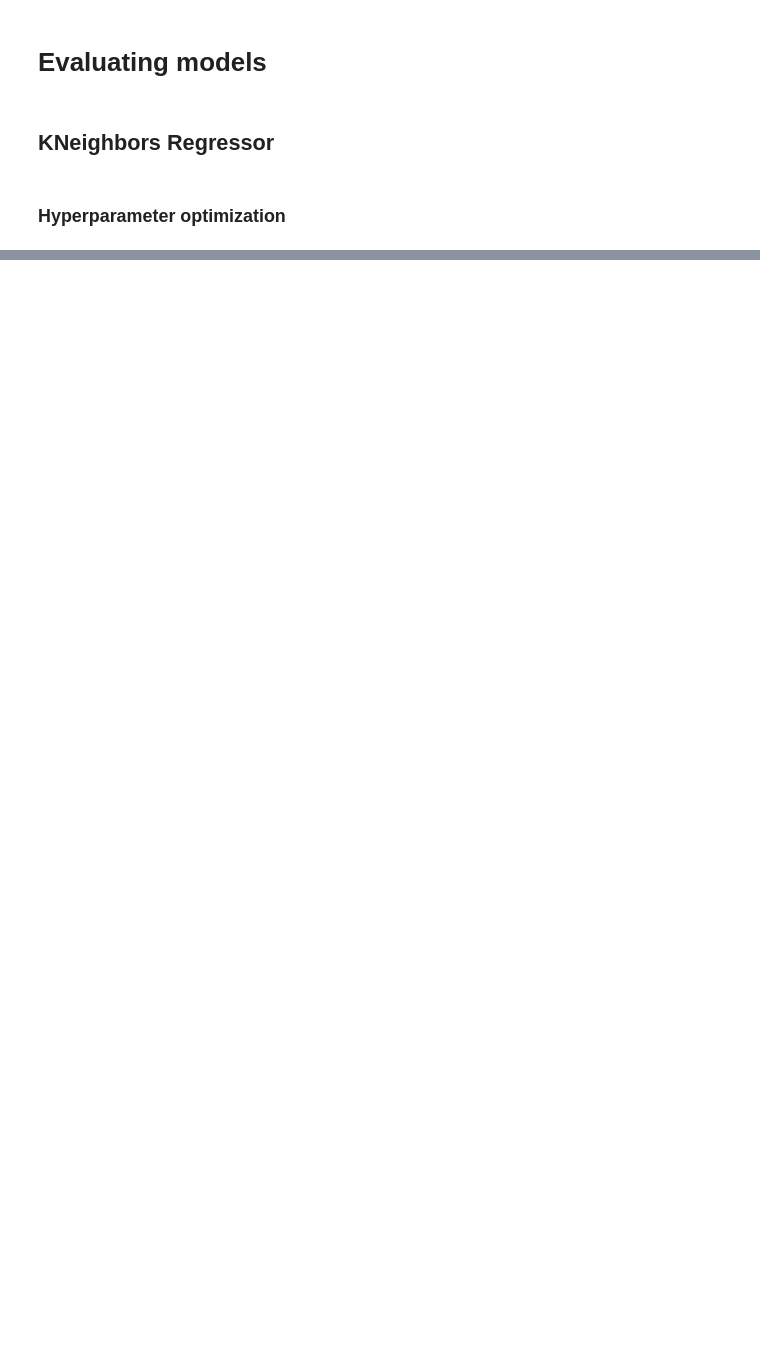
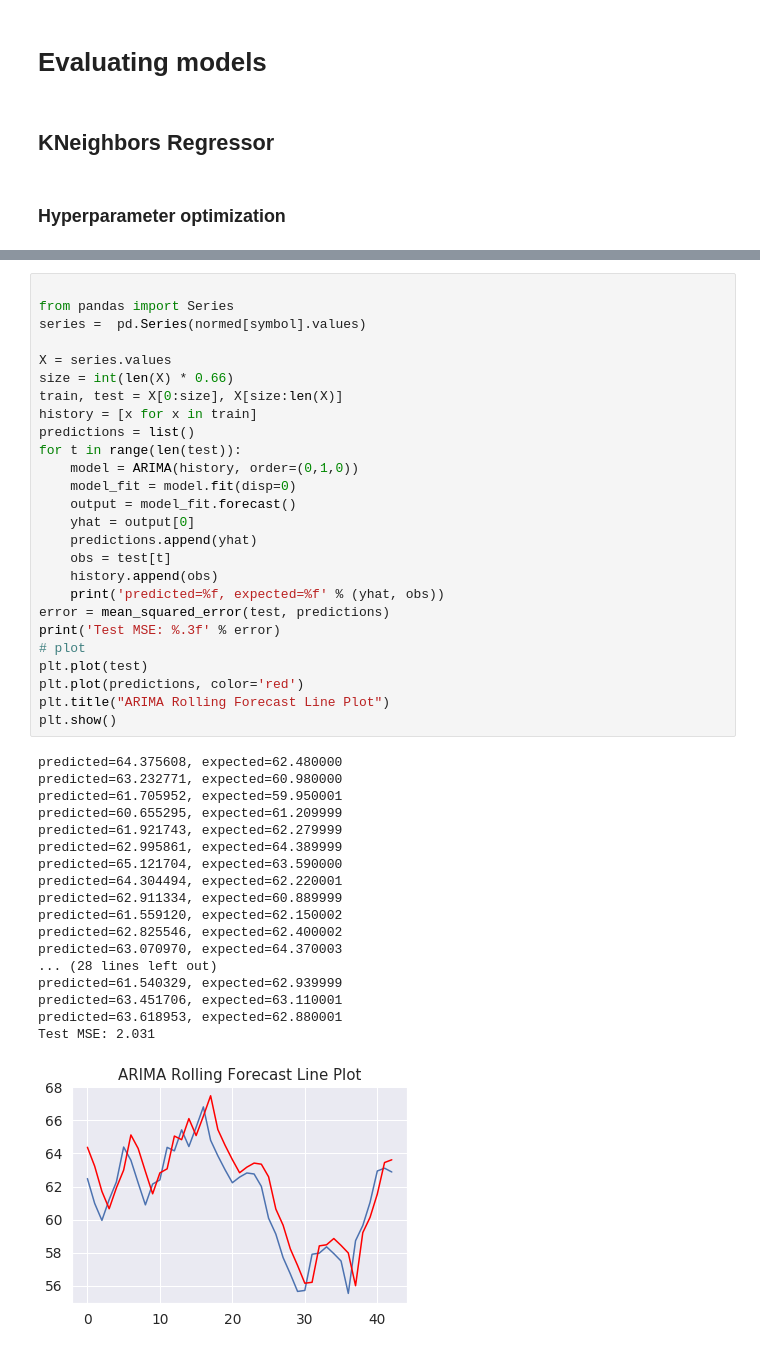
Before and after one commit to kairosart/factors, a Jupyter notebook: Forecasting_prices.ipynb, the cells around one changed output, grey strips where cells are left out. Drawn from its saved outputs; the diff is of its cells as text; blank space fills up the shorter version.

Commit message:
Implementing ARIMA

```diff
--- a/Forecasting_prices.ipynb
+++ b/Forecasting_prices.ipynb
@@ -285,0 +336,45 @@ plt.show()
+# %%
+
+from pandas import Series
+series =  pd.Series(normed[symbol].values)
+
+X = series.values
+size = int(len(X) * 0.66)
+train, test = X[0:size], X[size:len(X)]
+history = [x for x in train]
+predictions = list()
+for t in range(len(test)):
+    model = ARIMA(history, order=(0,1,0))
+    model_fit = model.fit(disp=0)
+    output = model_fit.forecast()
+    yhat = output[0]
+    predictions.append(yhat)
+    obs = test[t]
+    history.append(obs)
+    print('predicted=%f, expected=%f' % (yhat, obs))
+error = mean_squared_error(test, predictions)
+print('Test MSE: %.3f' % error)
+# plot
+plt.plot(test)
+plt.plot(predictions, color='red')
+plt.title("ARIMA Rolling Forecast Line Plot")
+plt.show()
+# %% [output]
+predicted=64.375608, expected=62.480000
+predicted=63.232771, expected=60.980000
+predicted=61.705952, expected=59.950001
+predicted=60.655295, expected=61.209999
+predicted=61.921743, expected=62.279999
+predicted=62.995861, expected=64.389999
+predicted=65.121704, expected=63.590000
+predicted=64.304494, expected=62.220001
+predicted=62.911334, expected=60.889999
+predicted=61.559120, expected=62.150002
+predicted=62.825546, expected=62.400002
+predicted=63.070970, expected=64.370003
+... (28 lines left out)
+predicted=61.540329, expected=62.939999
+predicted=63.451706, expected=63.110001
+predicted=63.618953, expected=62.880001
+Test MSE: 2.031
+[figure, added]
```
Also changed, not shown: parts of 15 cells of this notebook, 52 other files.
